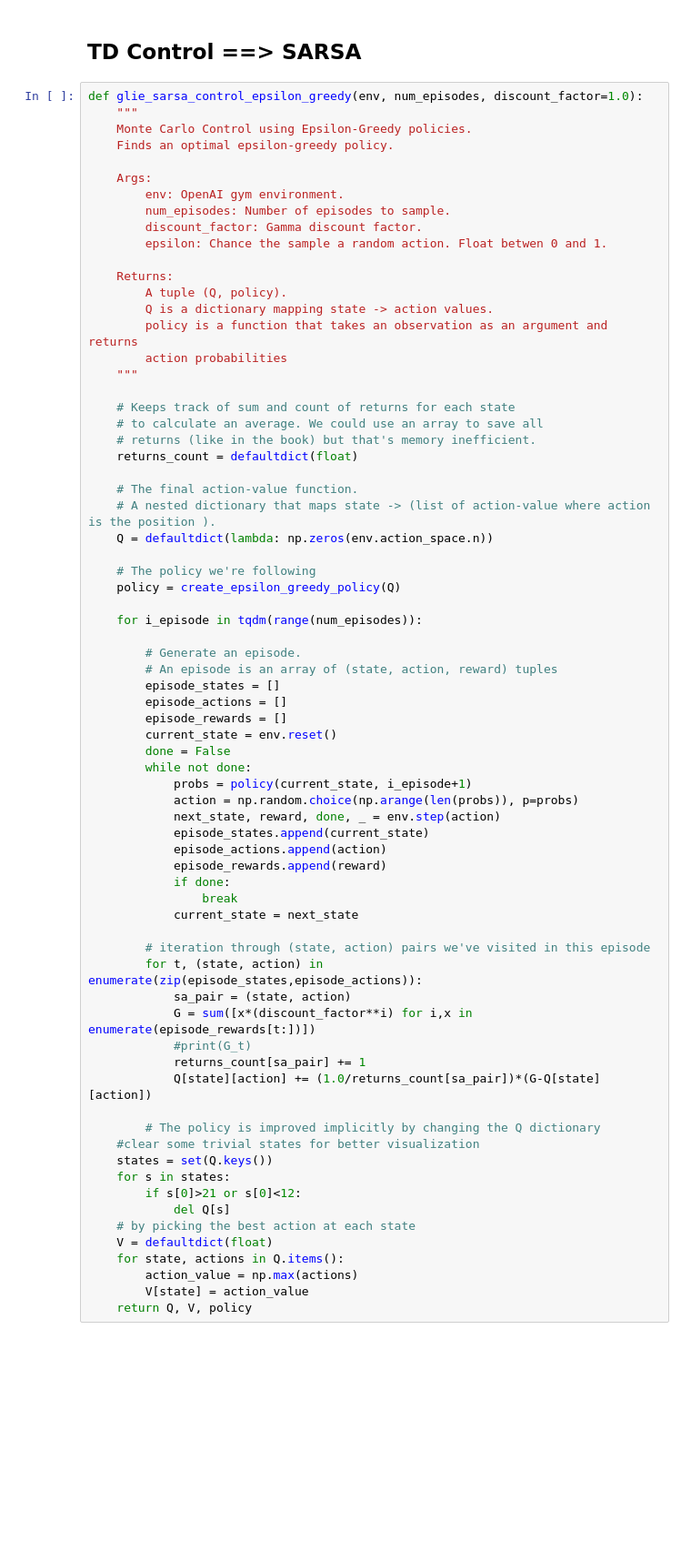
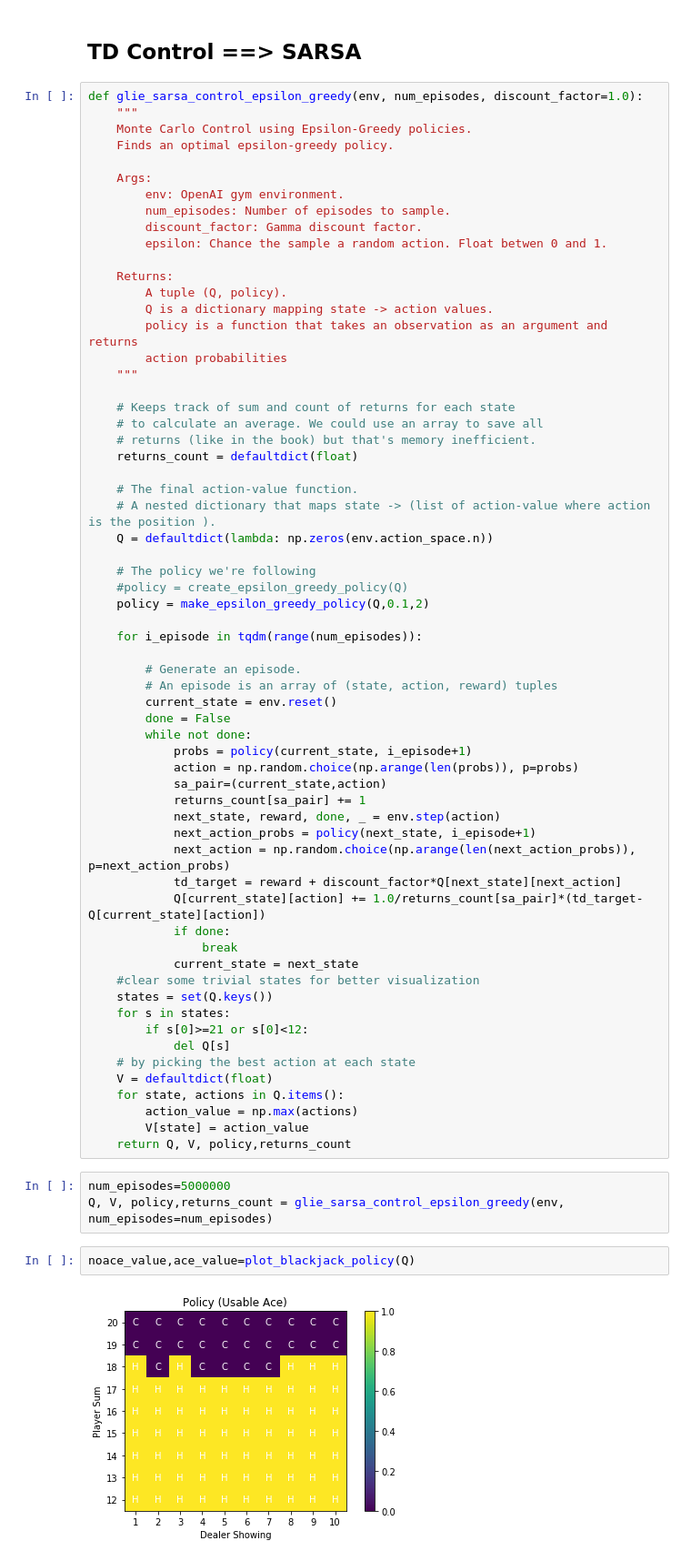
Before and after one commit to yun-zhou-rb/david_sliver_rl, a Jupyter notebook: notebooks/model_free_control.ipynb, the cells around one changed output. Shown at 91% size. Drawn from its saved outputs; the diff is of its cells as text; blank space fills up the shorter version.

Commit message:
sarsa 0

```diff
--- a/notebooks/model_free_control.ipynb
+++ b/notebooks/model_free_control.ipynb
@@ -224,45 +268,43 @@ def glie_sarsa_control_epsilon_greedy(env, num_episodes, discount_factor=1.0):
     Q = defaultdict(lambda: np.zeros(env.action_space.n))
 
     # The policy we're following
-    policy = create_epsilon_greedy_policy(Q)
+    #policy = create_epsilon_greedy_policy(Q)
+    policy = make_epsilon_greedy_policy(Q,0.1,2)
 
     for i_episode in tqdm(range(num_episodes)):
 
         # Generate an episode.
         # An episode is an array of (state, action, reward) tuples
-        episode_states = []
-        episode_actions = []
-        episode_rewards = []
         current_state = env.reset()
         done = False
         while not done:
             probs = policy(current_state, i_episode+1)
             action = np.random.choice(np.arange(len(probs)), p=probs)
+            sa_pair=(current_state,action)
+            returns_count[sa_pair] += 1
             next_state, reward, done, _ = env.step(action)
-            episode_states.append(current_state)
-            episode_actions.append(action)
-            episode_rewards.append(reward)
+            next_action_probs = policy(next_state, i_episode+1)
+            next_action = np.random.choice(np.arange(len(next_action_probs)), p=next_action_probs)
+            td_target = reward + discount_factor*Q[next_state][next_action]
+            Q[current_state][action] += 1.0/returns_count[sa_pair]*(td_target-Q[current_state][action])
             if done:
                 break
             current_state = next_state
-
-        # iteration through (state, action) pairs we've visited in this episode
-        for t, (state, action) in enumerate(zip(episode_states,episode_actions)):
-            sa_pair = (state, action)
-            G = sum([x*(discount_factor**i) for i,x in enumerate(episode_rewards[t:])])
-            #print(G_t)
-            returns_count[sa_pair] += 1
-            Q[state][action] += (1.0/returns_count[sa_pair])*(G-Q[state][action])
-
-        # The policy is improved implicitly by changing the Q dictionary
     #clear some trivial states for better visualization
     states = set(Q.keys())
     for s in states:
-        if s[0]>21 or s[0]<12:
+        if s[0]>=21 or s[0]<12:
             del Q[s]
     # by picking the best action at each state
     V = defaultdict(float)
     for state, actions in Q.items():
         action_value = np.max(actions)
         V[state] = action_value
-    return Q, V, policy
+    return Q, V, policy,returns_count
+# %%
+num_episodes=5000000
+Q, V, policy,returns_count = glie_sarsa_control_epsilon_greedy(env, num_episodes=num_episodes)
+# %%
+noace_value,ace_value=plot_blackjack_policy(Q)
+# %% [output]
+[figure, added]
```
Also changed, not shown: parts of 13 cells of this notebook, 1 other file.
